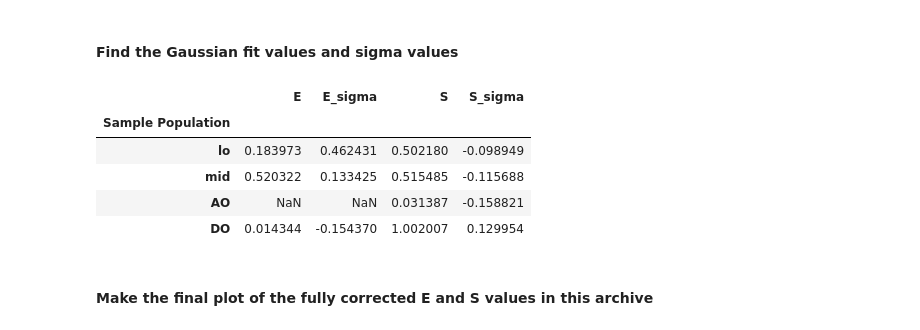
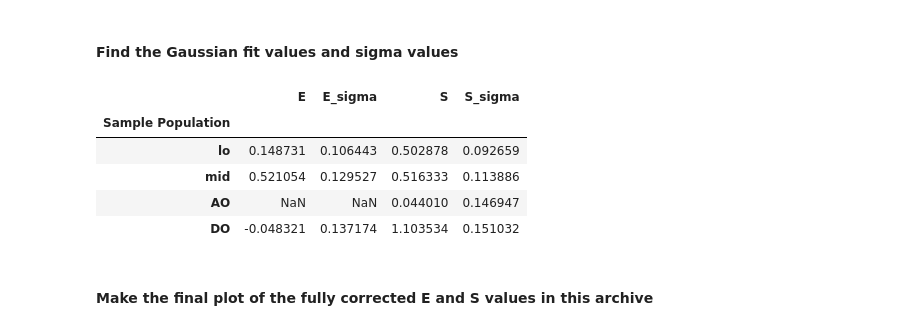
Before and after one commit to duderstadt-lab/mars-tutorials, a Jupyter notebook: Example_workflows/FRET/static/static_FRET_example.ipynb, the cells around one changed output. Drawn from its saved outputs; the diff is of its cells as text; code cells hidden in the pictures.

```diff
--- a/Example_workflows/FRET/static/static_FRET_example.ipynb
+++ b/Example_workflows/FRET/static/static_FRET_example.ipynb
@@ -68,14 +46,14 @@ java.lang.ClassNotFoundException: loci.formats.in.URLReader
 
 #### Define functions for data handling and plotting
 # %%
-def create_df(meta_tag, mol_tag):
-    '''Create a df from all molecules in the archive matching both the metadata and molecule tag'''
+def create_df(mol_tags):
+    '''Create a df from all molecules in the archive that have all tags in the list provided'''
     #Create a map to all molecules in the archive
     molecules = map(lambda UID: archive.get(UID), archive.getMoleculeUIDs())
 
     rowsList = []
     for molecule in molecules:
-        if (archive.metadataHasTag(molecule.getMetadataUID(),meta_tag) & molecule.hasTag(mol_tag)):
+        if not False in [molecule.hasTag(mol_tag) for mol_tag in mol_tags]:
             marsTable = archive.get(molecule.getUID()).getTable()
             for row in range(marsTable.getRowCount()):
                 if math.isnan(marsTable.getValue('iiEapp', row)):
@@ -92,12 +70,13 @@ def create_df(meta_tag, mol_tag):
     return pd.DataFrame(rowsList)
 # %%
 def gauss(x,mu,sigma,A):
-    return A*exp(-(x-mu)**2/2/sigma**2)
+    return A*np.exp(-(x-mu)**2/2/sigma**2)
 # %%
 def fit_ES(df, fit_col, bins, mu, sigma, A, show_model):
     ''''''
-    y,x,_=hist(list(df[fit_col]),bins, alpha=0.3,label="data")
-    x=(x[1:]+x[:-1])/2 #define x as the center of each bin
+    y, bin_edges = np.histogram(df[fit_col], bins, range=(0, 1))
+    x = (bin_edges[:-1] + bin_edges[1:]) / 2
+
     expected=(mu, sigma, A)
     params,cov=curve_fit(gauss,x,y,expected)
 
@@ -247,10 +174,10 @@ def final_plot_fit(df_lo, df_mid, E, S, df_DO, df_AO, alpha_F, alpha, bins_S_lo,
 # %% [markdown]
 #### Create the dataframes for all populations (lo, mid, AO, DO) from the archive
 # %%
-df_lo = create_df("1-lo", "Accepted")
-df_mid = create_df("1-mid", "Accepted")
-df_AO = create_df("AO", "Accepted")
-df_DO = create_df("DO", "Accepted")
+df_lo = create_df(["1-lo", "FRET", "Accepted"])
+df_mid = create_df(["1-mid", "FRET", "Accepted"])
+df_AO = create_df(["AO", "Accepted"])
+df_DO = create_df(["DO", "Accepted"])
 # %% [markdown]
 #### Plot the progression over each correction step
 # %%
@@ -264,32 +191,32 @@ None
 # %% [markdown]
 #### Find the Gaussian fit values and sigma values
 # %%
-E_lo, E_lo_sigma, E_lo_A = fit_ES(df_lo, "E", 1000, 0.2, 15, 200, False)
-S_lo, S_lo_sigma, S_lo_A = fit_ES(df_lo, "S", 5000, 0.5, 15, 200, False)
+E_lo, E_lo_sigma, E_lo_A = fit_ES(df_lo, "E", 1000, 0.2, 0.15, 200, False)
+S_lo, S_lo_sigma, S_lo_A = fit_ES(df_lo, "S", 5000, 0.5, 0.15, 200, False)
 
-E_mid, E_mid_sigma, E_mid_A = fit_ES(df_mid, "E", 10000, 0.6, 15, 200, False)
-S_mid, S_mid_sigma, S_mid_A = fit_ES(df_mid, "S", 50000, 0.5, 15, 200, False)
+E_mid, E_mid_sigma, E_mid_A = fit_ES(df_mid, "E", 10000, 0.6, 0.15, 200, False)
+S_mid, S_mid_sigma, S_mid_A = fit_ES(df_mid, "S", 50000, 0.5, 0.15, 200, False)
 
-S_AO, S_AO_sigma, S_AO_A = fit_ES(df_AO, "S", 1000, 0, 15, 200, False)
+S_AO, S_AO_sigma, S_AO_A = fit_ES(df_AO, "S", 1000, 0, 0.15, 200, False)
 
-E_DO, E_DO_sigma, E_DO_A = fit_ES(df_DO, "E", 1000, 0, 15, 200, False)
-S_DO, S_DO_sigma, S_DO_A = fit_ES(df_DO, "S", 1000, 1, 15, 200, False)
+E_DO, E_DO_sigma, E_DO_A = fit_ES(df_DO, "E", 1000, 0, 0.15, 200, False)
+S_DO, S_DO_sigma, S_DO_A = fit_ES(df_DO, "S", 1000, 1, 0.15, 200, False)
 
 # Supply NaN values to all unknown parameters
-E_AO, E_AO_sigma = (NaN, NaN)
+E_AO, E_AO_sigma = (np.NaN, np.NaN)
 
 # Display the fit results in a table
 Gaussian_dict = {'Sample Population':['lo','mid','AO','DO'],
                  'E' : [E_lo, E_mid, E_AO, E_DO], 'E_sigma' : [E_lo_sigma, E_mid_sigma, E_AO_sigma, E_DO_sigma],
                 'S' : [S_lo, S_mid, S_AO, S_DO], 'S_sigma' : [S_lo_sigma, S_mid_sigma, S_AO_sigma, S_DO_sigma]}
 df = pd.DataFrame(Gaussian_dict).set_index('Sample Population')
 df
 # %% [output]
 |  | E | E_sigma | S | S_sigma |
 | Sample Population |  |  |  |  |
-| lo | 0.183973 | 0.462431 | 0.502180 | -0.098949 |
-| mid | 0.520322 | 0.133425 | 0.515485 | -0.115688 |
-| AO | NaN | NaN | 0.031387 | -0.158821 |
-| DO | 0.014344 | -0.154370 | 1.002007 | 0.129954 |
+| lo | 0.148731 | 0.106443 | 0.502878 | 0.092659 |
+| mid | 0.521054 | 0.129527 | 0.516333 | 0.113886 |
+| AO | NaN | NaN | 0.044010 | 0.146947 |
+| DO | -0.048321 | 0.137174 | 1.103534 | 0.151032 |
 # %% [markdown]
 #### Make the final plot of the fully corrected E and S values in this archive
```
Also changed, not shown: parts of 7 cells of this notebook, 1 other file.
